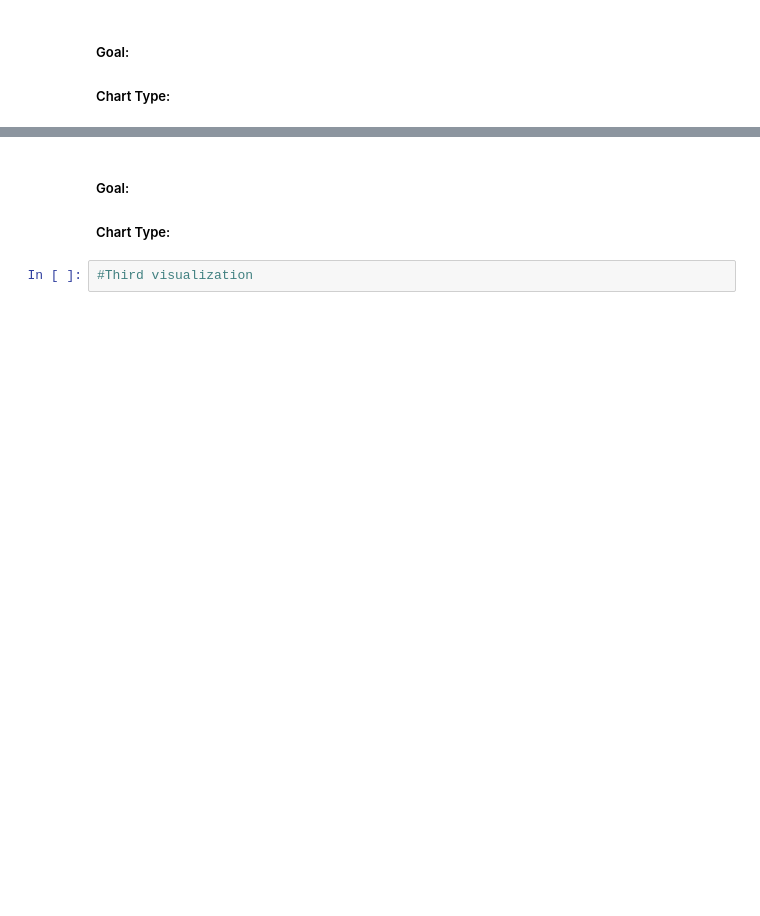
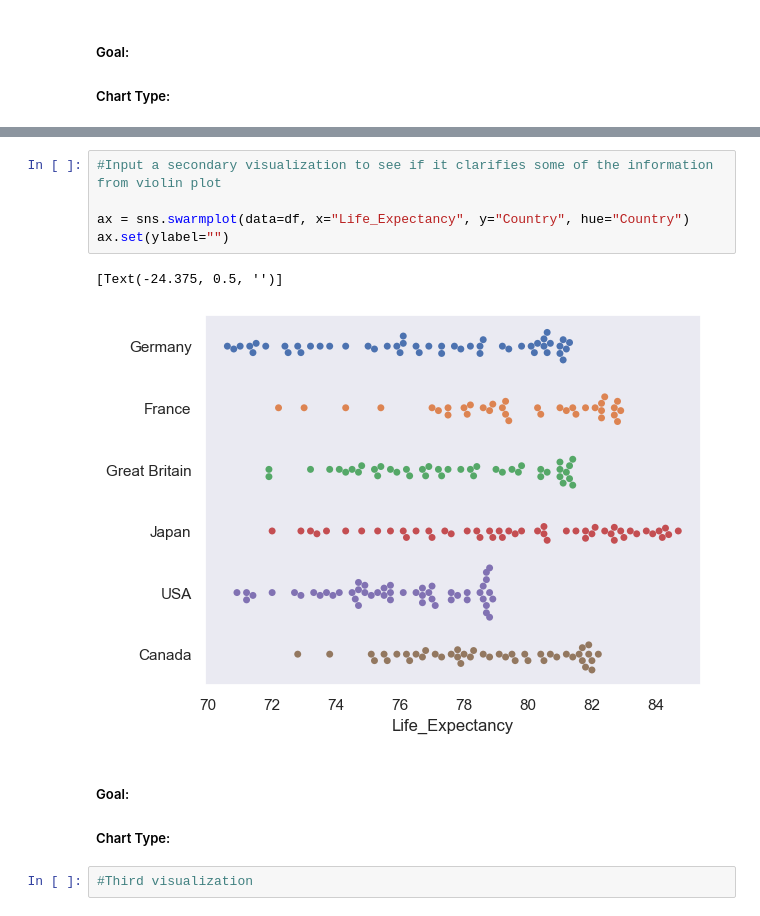
Before and after one commit to JackieGanyo/datafun-06-eda, a Jupyter notebook: JGanyo_eda.ipynb, the cells around one changed output, grey strips where cells are left out. Drawn from its saved outputs; the diff is of its cells as text; blank space fills up the shorter version.

```diff
--- a/JGanyo_eda.ipynb
+++ b/JGanyo_eda.ipynb
@@ -148,4 +168,12 @@ sns.violinplot(
 [figure]
+# %%
+#Input a secondary visualization to see if it clarifies some of the information from violin plot
+
+ax = sns.swarmplot(data=df, x="Life_Expectancy", y="Country", hue="Country")
+ax.set(ylabel="")
+# %% [output]
+[Text(-24.375, 0.5, '')]
+[figure, added]
 # %% [markdown]
 ##### Goal:
 ##### Chart Type:
```
Also changed, not shown: parts of 5 cells of this notebook.
